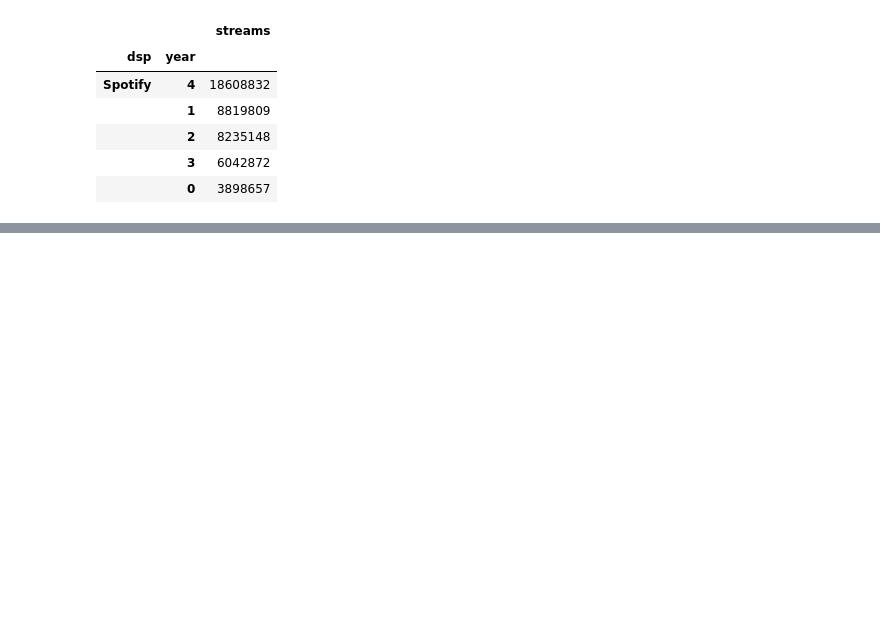
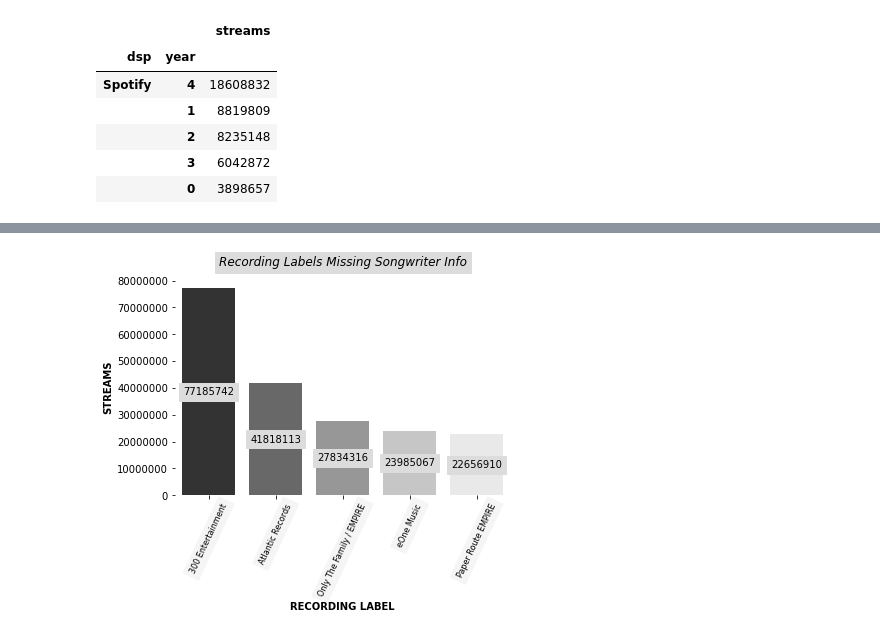
Before and after one commit to LJRollerII/mlc-project-napster, a Jupyter notebook: notebooks/dsp_mlc.ipynb, the cells around one changed output, grey strips where cells are left out. Saved outputs shown, nothing was run; the diff lists cells and outputs as text; code cells hidden in the pictures; blank space fills up the shorter version.

```diff
--- a/notebooks/dsp_mlc.ipynb
+++ b/notebooks/dsp_mlc.ipynb
@@ -764,0 +653,31 @@ sns.despine(left=True, bottom=True)
+# %%
+no_writer_dsp_rl = no_writer.groupby(['recording_label'])['streams'].sum().sort_values(ascending=False).nlargest(5).to_frame()
+no_writer_dsp_rl.reset_index(inplace=True)
+ax = sns.barplot(x=no_writer_dsp_rl.recording_label, y=no_writer_dsp_rl.streams, data=no_writer_dsp_rl, palette="Greys_r", edgecolor='none')
+ax.ticklabel_format(style='plain', axis="y")
+plt.xticks(rotation=65, fontsize=8, backgroundcolor='whitesmoke')
+plt.ylabel('Streams', fontweight='bold')
+plt.xlabel('Record Label', fontweight='bold')
+plt.title('Recording Labels Missing Songwriter Info',
+          fontsize=12,
+          backgroundcolor="gainsboro",
+          pad='12.0',
+          color="black",
+          fontstyle='oblique')
+ax.bar_label(ax.containers[0], fmt = '%d',
+             #padding=2,
+             label_type='center',
+             color='black',
+             backgroundcolor='gainsboro')
+#ax.axis("off")
+right_side = ax.spines["right"]
+right_side.set_visible(False)
+left_side = ax.spines["left"]
+left_side.set_visible(False)
+top_side = ax.spines["top"]
+top_side.set_visible(False)
+bottom_side = ax.spines["bottom"]
+bottom_side.set_visible(False)
+plt.savefig('Rec Labels.png', transparent=False, bbox_inches="tight")
+# %% [output]
+[figure, added]
```
Also changed, not shown: parts of 67 cells of this notebook.
